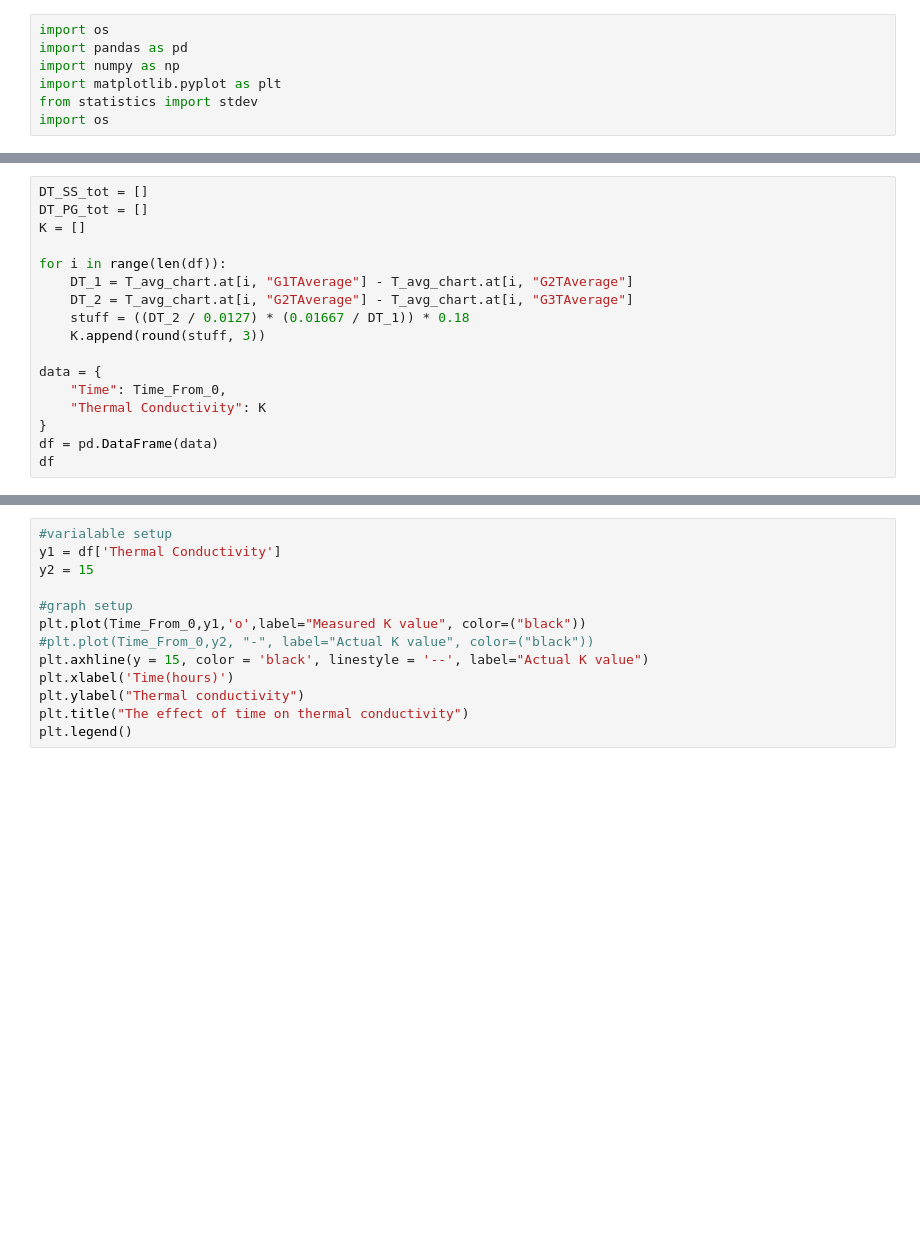
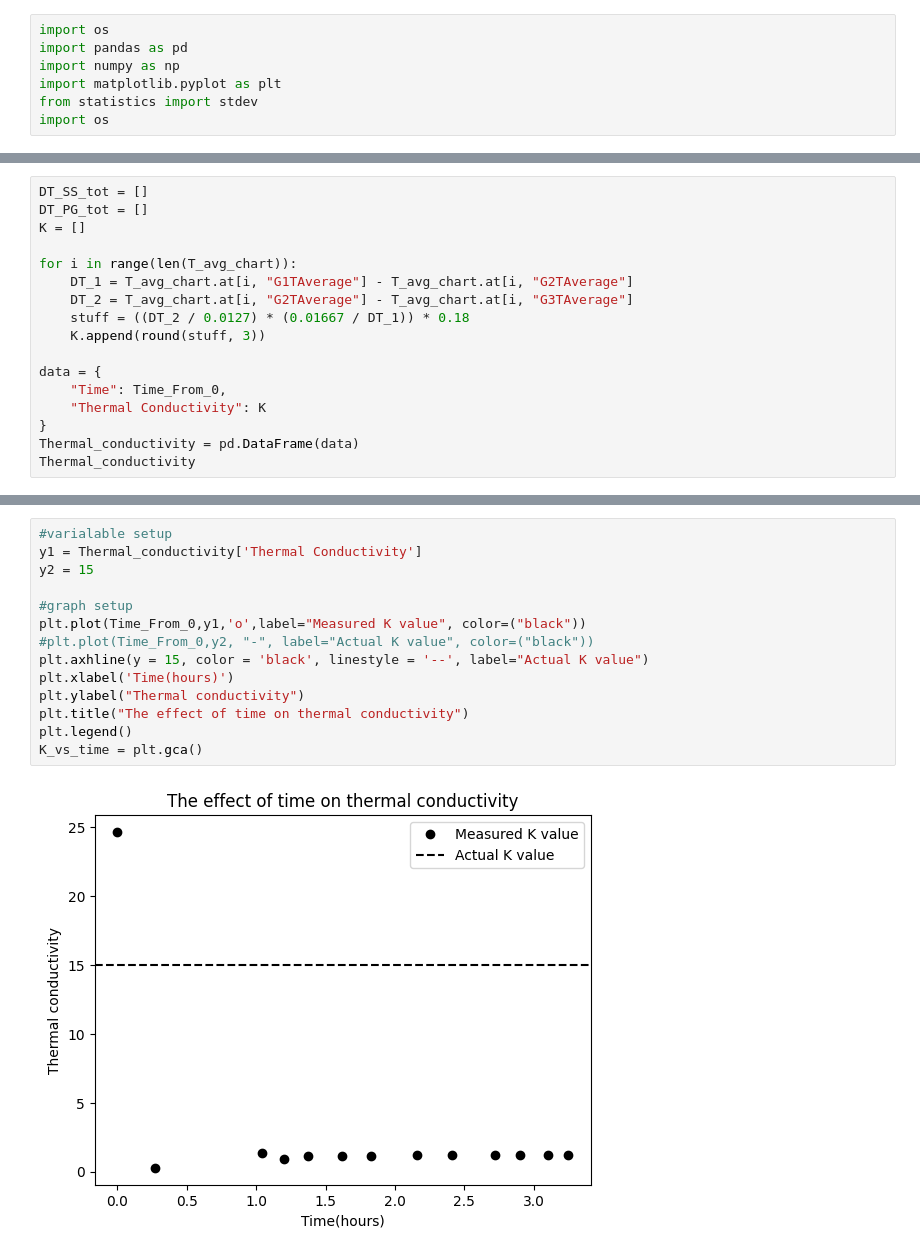
Before and after one commit to Villarem/FAST, a Jupyter notebook: FAST codes/csv_Optimized_Charts_Graphs.ipynb, the cells around one changed output, grey strips where cells are left out. Saved outputs shown, nothing was run; the diff lists cells and outputs as text; blank space fills up the shorter version.

```diff
--- a/FAST codes/csv_Optimized_Charts_Graphs.ipynb
+++ b/FAST codes/csv_Optimized_Charts_Graphs.ipynb
@@ -138,7 +162,7 @@ DT_SS_tot = []
 DT_PG_tot = []
 K = []
 
-for i in range(len(df)):
+for i in range(len(T_avg_chart)):
     DT_1 = T_avg_chart.at[i, "G1TAverage"] - T_avg_chart.at[i, "G2TAverage"]
     DT_2 = T_avg_chart.at[i, "G2TAverage"] - T_avg_chart.at[i, "G3TAverage"]
     stuff = ((DT_2 / 0.0127) * (0.01667 / DT_1)) * 0.18
@@ -148,5 +172,5 @@ data = {
     "Time": Time_From_0,
     "Thermal Conductivity": K
 }
-df = pd.DataFrame(data)
-df
+Thermal_conductivity = pd.DataFrame(data)
+Thermal_conductivity
@@ -153,13 +192,16 @@ df
 # %%
 #varialable setup
-y1 = df['Thermal Conductivity']
+y1 = Thermal_conductivity['Thermal Conductivity']
 y2 = 15
 
 #graph setup
 plt.plot(Time_From_0,y1,'o',label="Measured K value", color=("black"))
 #plt.plot(Time_From_0,y2, "-", label="Actual K value", color=("black"))
 plt.axhline(y = 15, color = 'black', linestyle = '--', label="Actual K value")
 plt.xlabel('Time(hours)')
 plt.ylabel("Thermal conductivity")
 plt.title("The effect of time on thermal conductivity")
 plt.legend()
+K_vs_time = plt.gca()
+# %% [output]
+[figure, added]
```
Also changed, not shown: parts of 7 cells of this notebook, 22 other files.
